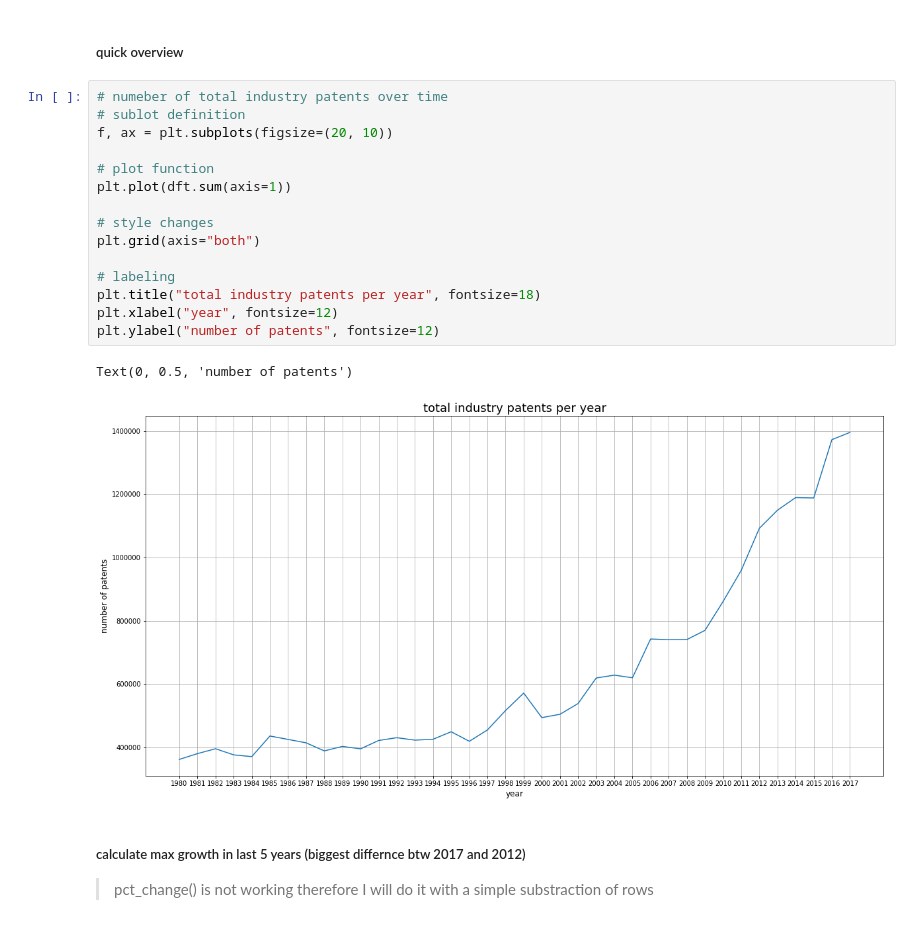
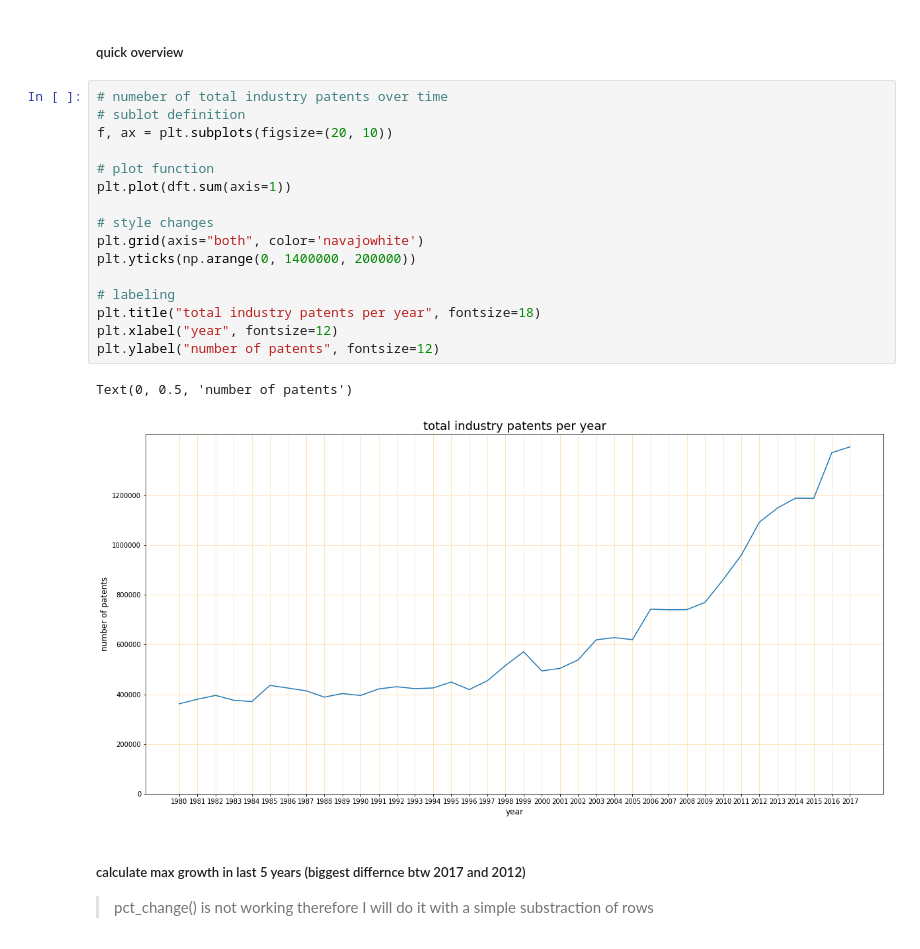
Before and after one commit to FHnt97/Project-Week-8-Final-Project, a Jupyter notebook: your-project/01_code/03_BONUS.ipynb, the cells around one changed output. Saved outputs shown, nothing was run; the diff lists cells and outputs as text.

```diff
--- a/your-project/01_code/03_BONUS.ipynb
+++ b/your-project/01_code/03_BONUS.ipynb
@@ -86,21 +86,22 @@ dft.tail()
 # %%
 # numeber of total industry patents over time
 # sublot definition
 f, ax = plt.subplots(figsize=(20, 10))
 
 # plot function
 plt.plot(dft.sum(axis=1))
 
 # style changes
-plt.grid(axis="both")
+plt.grid(axis="both", color='navajowhite')
+plt.yticks(np.arange(0, 1400000, 200000))
 
 # labeling
 plt.title("total industry patents per year", fontsize=18)
 plt.xlabel("year", fontsize=12)
 plt.ylabel("number of patents", fontsize=12)
 # %% [output]
 Text(0, 0.5, 'number of patents')
-[figure, old version]
+[figure, new version]
 # %% [markdown]
 ##### calculate max growth in last 5 years (biggest differnce btw 2017 and 2012)
 
```
Also changed, not shown: parts of 16 cells of this notebook.
